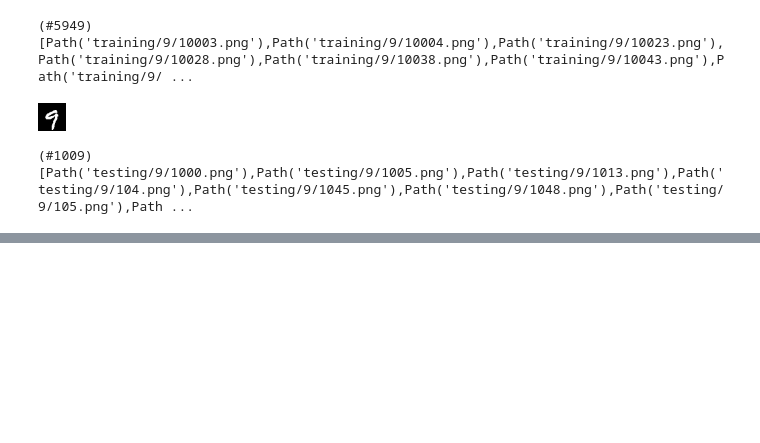
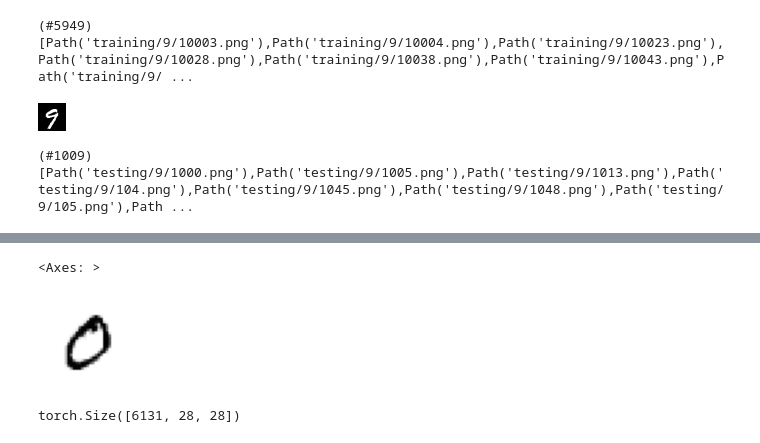
Before and after one commit to rubanzasilva/mnist_basics, a Jupyter notebook: Copy_of_mnist_full_ds_checkpoint.ipynb, the cells around one changed output, grey strips where cells are left out. Drawn from its saved outputs; the diff is of its cells as text; code cells hidden in the pictures; blank space fills up the shorter version.

```diff
--- a/Copy_of_mnist_full_ds_checkpoint.ipynb
+++ b/Copy_of_mnist_full_ds_checkpoint.ipynb
@@ -84,0 +96,12 @@ valid_nines
+# %%
+#convert all to tensor
+zeros_tens =  [tensor(Image.open(o)) for o in zeros]
+ones_tens = [tensor(Image.open(o)) for o in ones]
+twos_tens = [tensor(Image.open(o)) for o in twos]
+threes_tens = [tensor(Image.open(o)) for o in threes]
+fours_tens = [tensor(Image.open(o)) for o in fours]
+fives_tens = [tensor(Image.open(o)) for o in fives]
+sixes_tens = [tensor(Image.open(o)) for o in sixes]
+sevens_tens = [tensor(Image.open(o)) for o in sevens]
+eights_tens = [tensor(Image.open(o)) for o in eights]
+nines_tens = [tensor(Image.open(o)) for o in nines]
@@ -84,0 +120,5 @@ valid_nines
+# %%
+show_image(zeros_tens[0])
+# %% [output]
+<Axes: >
+[figure, added]
@@ -84,0 +147,4 @@ valid_nines
+# %%
+stacked_threes.shape
+# %% [output]
+torch.Size([6131, 28, 28])
```
Also changed, not shown: parts of 43 cells of this notebook.
